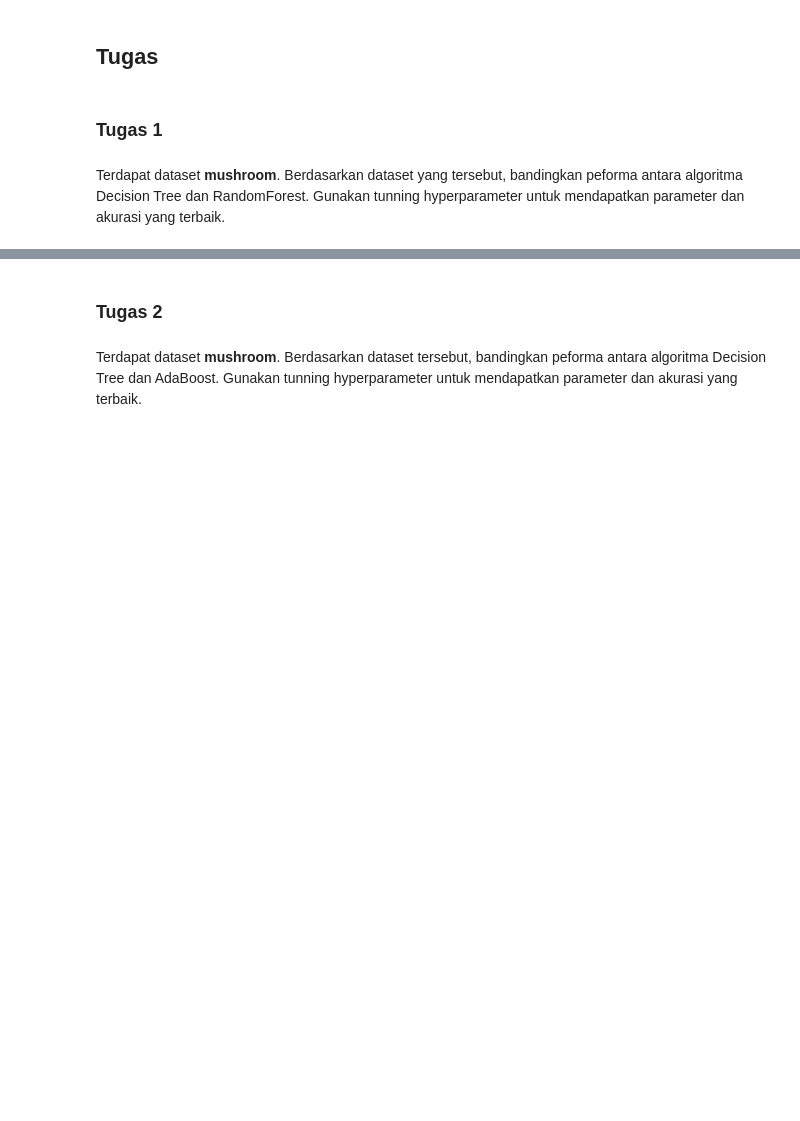
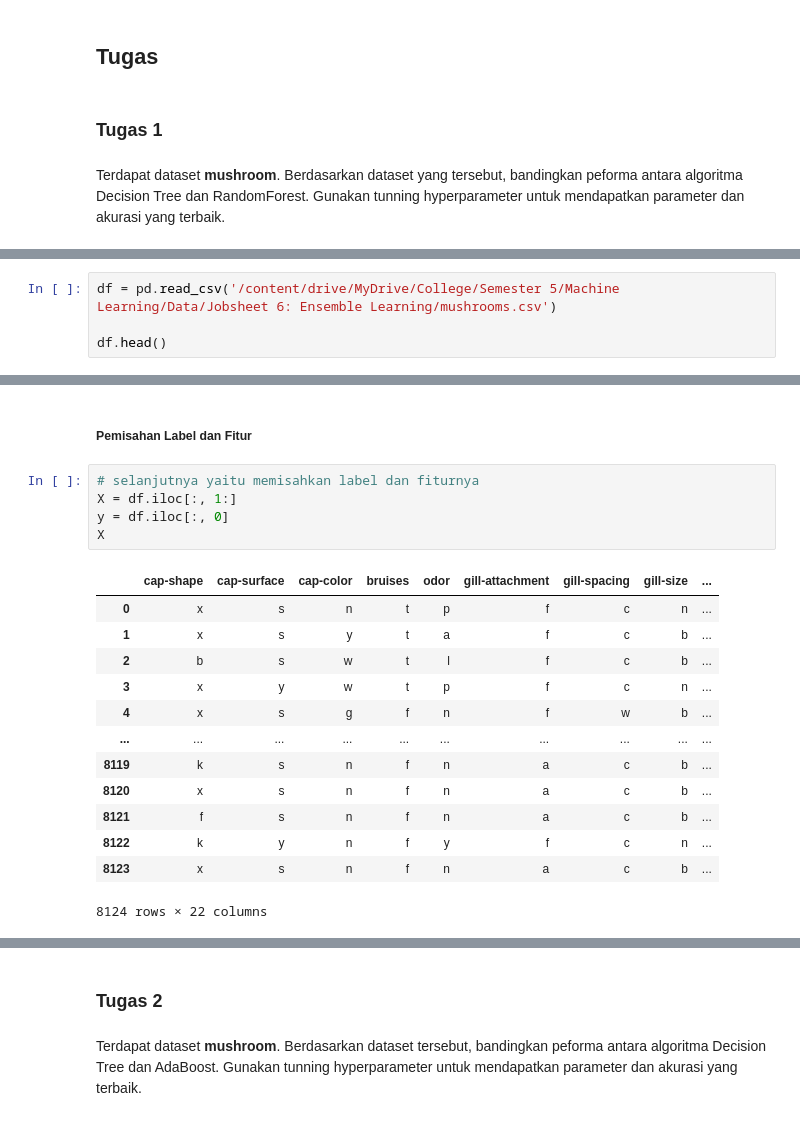
Before and after one commit to alfisuryap/MachineLearning, a Jupyter notebook: Jobsheet6_MachineLearning.ipynb, the cells around one changed output, grey strips where cells are left out. Saved outputs shown, nothing was run; the diff lists cells and outputs as text; blank space fills up the shorter version.

```diff
--- a/Jobsheet6_MachineLearning.ipynb
+++ b/Jobsheet6_MachineLearning.ipynb
@@ -468,0 +514,4 @@ Terdapat dataset **mushroom**. Berdasarkan dataset yang tersebut, bandingkan pef
+# %%
+df = pd.read_csv('/content/drive/MyDrive/College/Semester 5/Machine Learning/Data/Jobsheet 6: Ensemble Learning/mushrooms.csv')
+
+df.head()
@@ -468,0 +526,21 @@ Terdapat dataset **mushroom**. Berdasarkan dataset yang tersebut, bandingkan pef
+# %% [markdown]
+##### Pemisahan Label dan Fitur
+# %%
+# selanjutnya yaitu memisahkan label dan fiturnya
+X = df.iloc[:, 1:]
+y = df.iloc[:, 0]
+X
+# %% [output]
+|  | cap-shape | cap-surface | cap-color | bruises | odor | gill-attachment | gill-spacing | gill-size | ... |
+| 0 | x | s | n | t | p | f | c | n | ... |
+| 1 | x | s | y | t | a | f | c | b | ... |
+| 2 | b | s | w | t | l | f | c | b | ... |
+| 3 | x | y | w | t | p | f | c | n | ... |
+| 4 | x | s | g | f | n | f | w | b | ... |
+| ... | ... | ... | ... | ... | ... | ... | ... | ... | ... |
+| 8119 | k | s | n | f | n | a | c | b | ... |
+| 8120 | x | s | n | f | n | a | c | b | ... |
+| 8121 | f | s | n | f | n | a | c | b | ... |
+| 8122 | k | y | n | f | y | f | c | n | ... |
+| 8123 | x | s | n | f | n | a | c | b | ... |
+8124 rows × 22 columns
```
Also changed, not shown: parts of 40 cells of this notebook.
